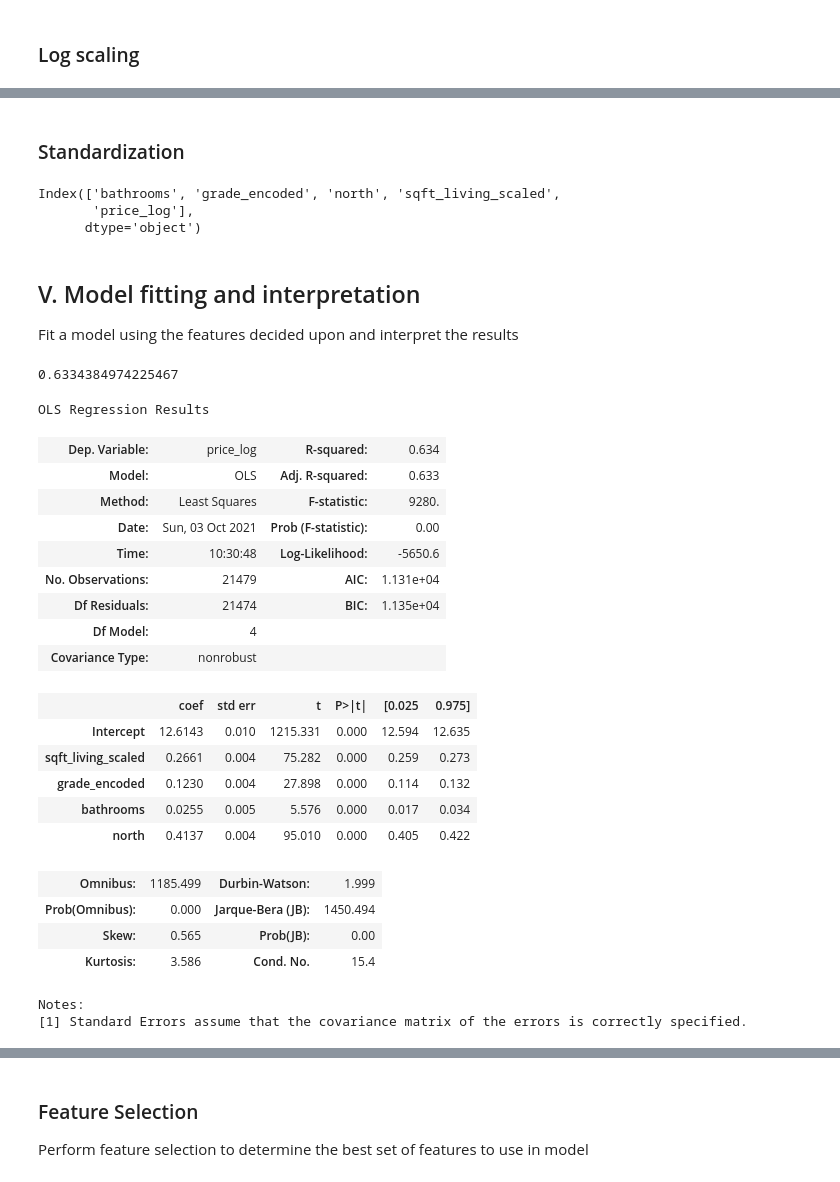
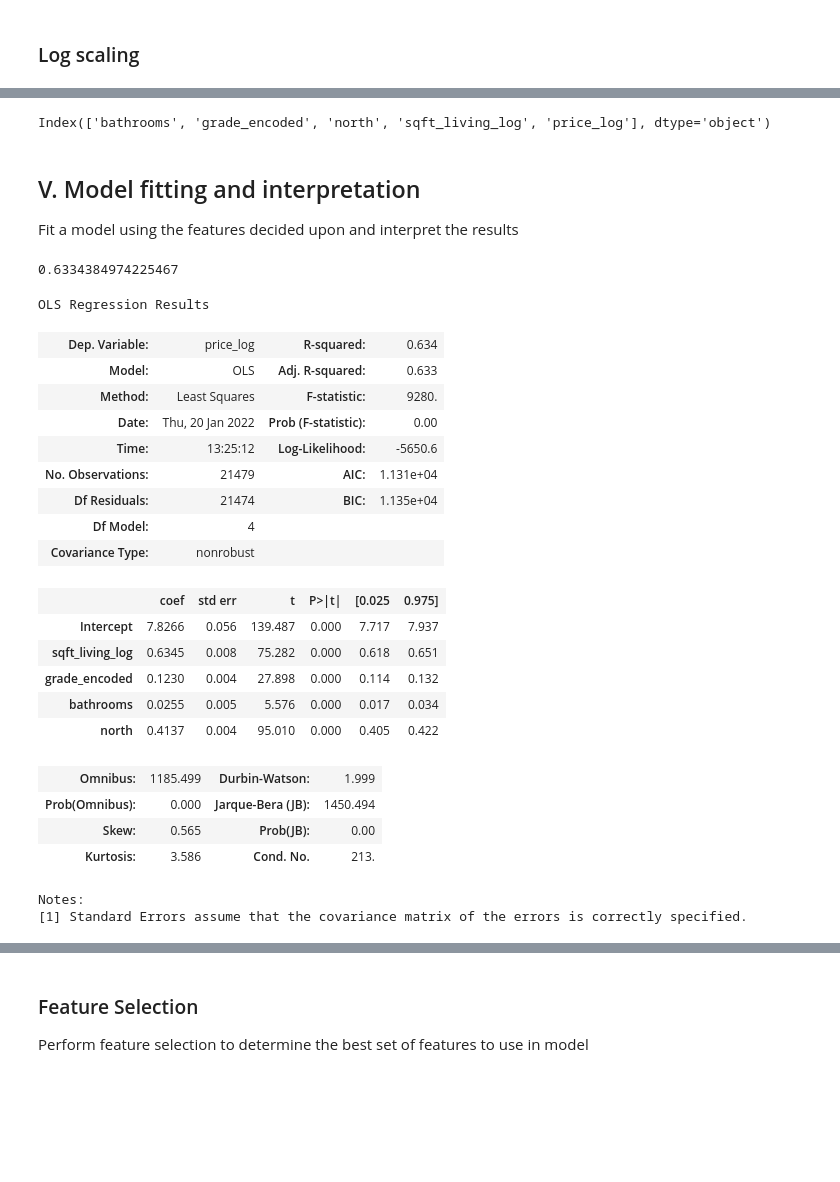
Before and after one commit to ntimpano614/kc_housing_regression, a Jupyter notebook: KC_housing_regression.ipynb, the cells around one changed output, grey strips where cells are left out. Drawn from its saved outputs; the diff is of its cells as text; code cells hidden in the pictures; blank space fills up the shorter version.

```diff
--- a/KC_housing_regression.ipynb
+++ b/KC_housing_regression.ipynb
@@ -108,7 +89,3 @@ In order to view which towns belonged to which region, I took zipcode and town d
-# %%
-zips_dict = zips.set_index('zip').to_dict()
-zips_dict = dict(zip(zips.zip, zips.towns))
-df['towns'] = df.zipcode.apply(lambda x: zips_dict[x] if x in zips_dict.keys() else ['Woodinville'])
 # %% [markdown]
 ### Visually explore features
 
@@ -327,9 +288,8 @@ m
 [interactive output not drawn]
 # %%
 # add two columns to dataset splitting the data into north, south, east and west
-# predict price based off the latitude/longitude the house is in
 df['north'] = df.lat.apply(lambda x: 1 if x >= df.lat.median() else 0)
-df['south'] = df.lat.apply(lambda x: 1 if x < df.lat.median() else 0)
+# df['south'] = df.lat.apply(lambda x: 1 if x < df.lat.median() else 0)
 df['east'] = df.long.apply(lambda x: 1 if x >= df.long.median() else 0)
 # df['west'] drop for reference variable, if all three are 0 then west
 df.head()
@@ -514,2 +470,0 @@ array([[<AxesSubplot:title={'center':'sqft_living_log'}>,
-# %% [markdown]
-### Standardization
@@ -527,9 +471,7 @@ df_scaled['sqft_living_scaled'] = scaler.fit_transform(df_scaled[['sqft_living_s
 # %%
-df_final = pd.concat([df[['bathrooms','grade_encoded','north']],df_scaled,df_log.price_log],axis=1)
+df_final = pd.concat([df[['bathrooms','grade_encoded','north']],df_log],axis=1)
 # %%
 df_final.columns
 # %% [output]
-Index(['bathrooms', 'grade_encoded', 'north', 'sqft_living_scaled',
-       'price_log'],
-      dtype='object')
+Index(['bathrooms', 'grade_encoded', 'north', 'sqft_living_log', 'price_log'], dtype='object')
 # %%
@@ -540,31 +482,31 @@ features = ['sqft_living_scaled', 'grade_encoded', 'bathrooms', 'north']
 Fit a model using the features decided upon and interpret the results
 # %%
 # MLR using price_log and all scaled features
-model = sm.OLS.from_formula('price_log ~ sqft_living_scaled + grade_encoded + bathrooms + north', df_final).fit()
+model = sm.OLS.from_formula('price_log ~ sqft_living_log + grade_encoded + bathrooms + north', df_final).fit()
 print(model.rsquared_adj) # grabs the rsquared value
 model.summary()
 # %% [output]
 0.6334384974225467
 OLS Regression Results
 | Dep. Variable: | price_log | R-squared: | 0.634 |
 | Model: | OLS | Adj. R-squared: | 0.633 |
 | Method: | Least Squares | F-statistic: | 9280. |
-| Date: | Sun, 03 Oct 2021 | Prob (F-statistic): | 0.00 |
-| Time: | 10:30:48 | Log-Likelihood: | -5650.6 |
+| Date: | Thu, 20 Jan 2022 | Prob (F-statistic): | 0.00 |
+| Time: | 13:25:12 | Log-Likelihood: | -5650.6 |
 | No. Observations: | 21479 | AIC: | 1.131e+04 |
 | Df Residuals: | 21474 | BIC: | 1.135e+04 |
 | Df Model: | 4 |  |  |
 | Covariance Type: | nonrobust |  |  |
 |  | coef | std err | t | P>|t| | [0.025 | 0.975] |
-| Intercept | 12.6143 | 0.010 | 1215.331 | 0.000 | 12.594 | 12.635 |
-| sqft_living_scaled | 0.2661 | 0.004 | 75.282 | 0.000 | 0.259 | 0.273 |
+| Intercept | 7.8266 | 0.056 | 139.487 | 0.000 | 7.717 | 7.937 |
+| sqft_living_log | 0.6345 | 0.008 | 75.282 | 0.000 | 0.618 | 0.651 |
 | grade_encoded | 0.1230 | 0.004 | 27.898 | 0.000 | 0.114 | 0.132 |
 | bathrooms | 0.0255 | 0.005 | 5.576 | 0.000 | 0.017 | 0.034 |
 | north | 0.4137 | 0.004 | 95.010 | 0.000 | 0.405 | 0.422 |
 | Omnibus: | 1185.499 | Durbin-Watson: | 1.999 |
 | Prob(Omnibus): | 0.000 | Jarque-Bera (JB): | 1450.494 |
 | Skew: | 0.565 | Prob(JB): | 0.00 |
-| Kurtosis: | 3.586 | Cond. No. | 15.4 |
+| Kurtosis: | 3.586 | Cond. No. | 213. |
 Notes:
 [1] Standard Errors assume that the covariance matrix of the errors is correctly specified.
 # %% [markdown]
```
Also changed, not shown: parts of 36 cells of this notebook.
